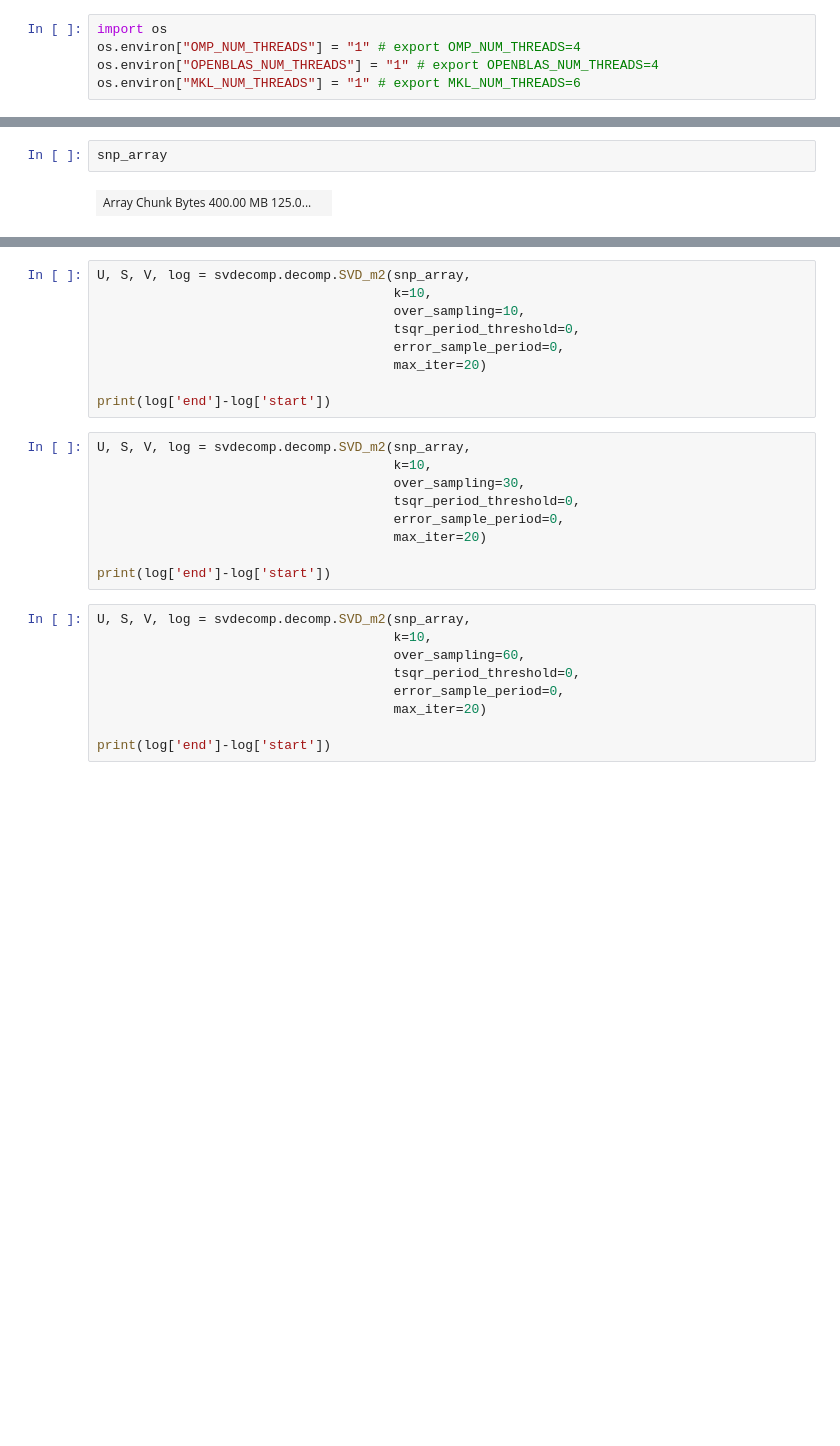
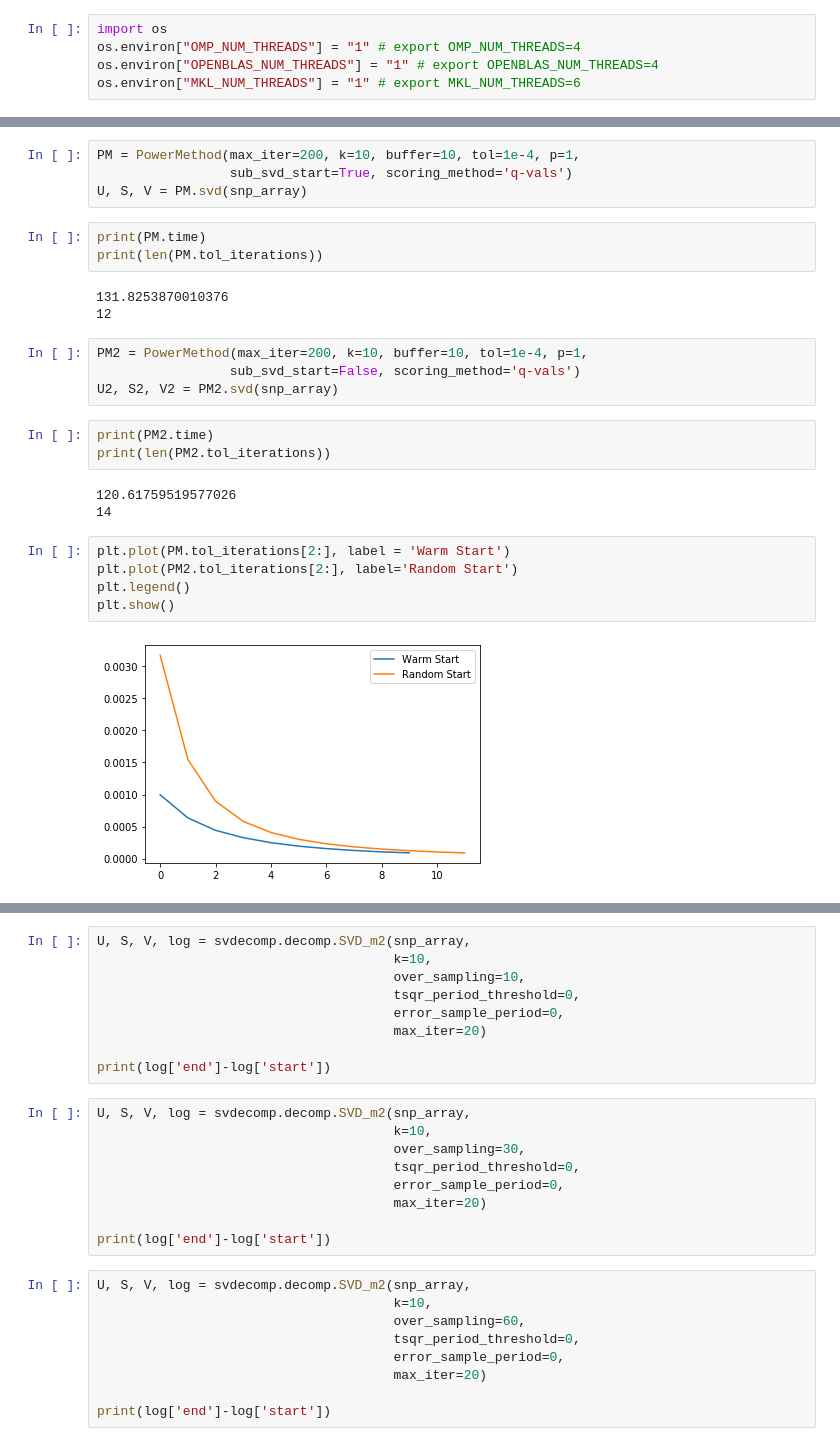
Before and after one commit to TNonet/lmdec_research, a Jupyter notebook: EigenWarmStart.ipynb, the cells around one changed output, grey strips where cells are left out. Cells and saved outputs as stored; diff of their text form; blank space fills up the shorter version.

```diff
--- a/EigenWarmStart.ipynb
+++ b/EigenWarmStart.ipynb
@@ -18,7 +19,30 @@ assert os.path.isfile(array_file_path)
 array_file_path = os.path.abspath(array_file_path)
 f = h5py.File(array_file_path, 'r')
 snp_array = dask.array.from_array(f['/array'])
-# %%
-snp_array
-# %% [output]
-| Array Chunk Bytes 400.00 MB 125.0... |  |
+# %%
+PM = PowerMethod(max_iter=200, k=10, buffer=10, tol=1e-4, p=1,
+                 sub_svd_start=True, scoring_method='q-vals')
+U, S, V = PM.svd(snp_array)
+# %%
+print(PM.time)
+print(len(PM.tol_iterations))
+# %% [output]
+131.8253870010376
+12
+# %%
+PM2 = PowerMethod(max_iter=200, k=10, buffer=10, tol=1e-4, p=1,
+                 sub_svd_start=False, scoring_method='q-vals')
+U2, S2, V2 = PM2.svd(snp_array)
+# %%
+print(PM2.time)
+print(len(PM2.tol_iterations))
+# %% [output]
+120.61759519577026
+14
+# %%
+plt.plot(PM.tol_iterations[2:], label = 'Warm Start')
+plt.plot(PM2.tol_iterations[2:], label='Random Start')
+plt.legend()
+plt.show()
+# %% [output]
+[figure, added]
```
Also changed, not shown: parts of 22 cells of this notebook, 27 other files.
